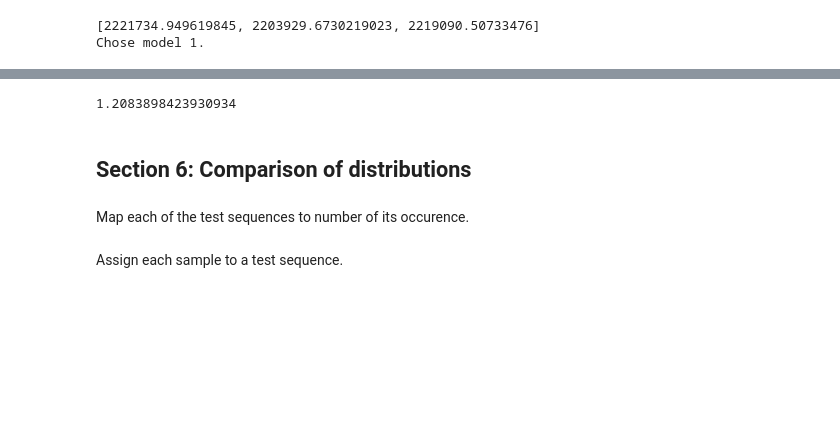
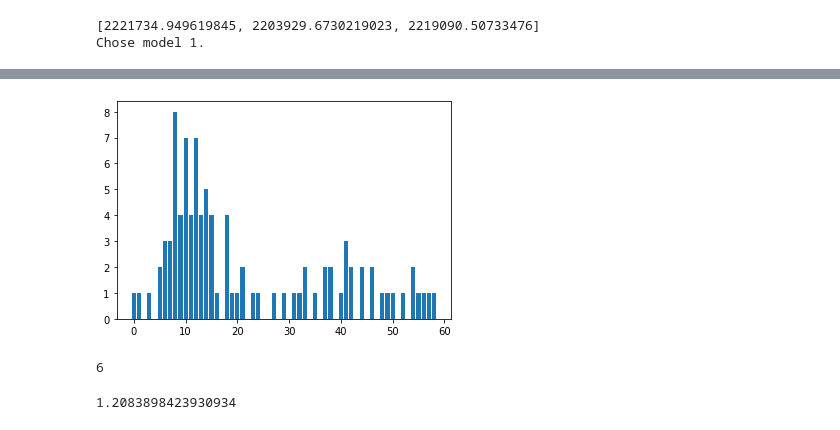
Before and after one commit to manuelgloeckler/sequence_bioinfo, a Jupyter notebook: project/Gentype Evaluation.ipynb, the cells around one changed output, grey strips where cells are left out. Drawn from its saved outputs; the diff is of its cells as text; code cells hidden in the pictures; blank space fills up the shorter version.

```diff
--- a/project/Gentype Evaluation.ipynb
+++ b/project/Gentype Evaluation.ipynb
@@ -175,0 +229,19 @@ null_model.shape
+# %%
+from collections import Counter
+c = Counter(assigned_distance.values())
+plt.bar(c.keys(), c.values())
+plt.show()
+# %% [output]
+[figure, added]
+# %%
+cluster_diff_count = 0
+seen = []
+for i, row in enumerate(inference_matrix_training):
+    if str(row) in seen: continue
+    seen.append(str(row))
+    for j, sample in enumerate(samples):
+        if (assignments[tuple(sample)] == tuple(row)).all() and mm.Z[i] != clusters[j]:
+            cluster_diff_count += 1
+cluster_diff_count
+# %% [output]
+6
@@ -176,3 +251,10 @@ null_model.shape
 # %%
+null_model = inference_matrix_training.sum(axis=0)
+null_model /= inference_matrix_training.sum()
+null_model.shape
 draws = inference_matrix_training.sum(axis=1)
 unique_elements, counts_elements = np.unique(draws, return_counts=True)
+counts_elements = counts_elements / counts_elements.sum()
+KL_div(null_model, models[0].theta[0])
+# %% [output]
+1.2083898423930934
@@ -192,11 +269 @@ def KL_div(p, q):
-# %%
-KL_div(null_model, models[0].theta[0])
-# %% [output]
-1.2083898423930934
-# %% [markdown]
-## Section 6: Comparison of distributions
-# %% [markdown]
-Map each of the test sequences to number of its occurence.
-# %% [markdown]
-Assign each sample to a test sequence.
 # %%
```
Also changed, not shown: parts of 31 cells of this notebook, 3 other files.
